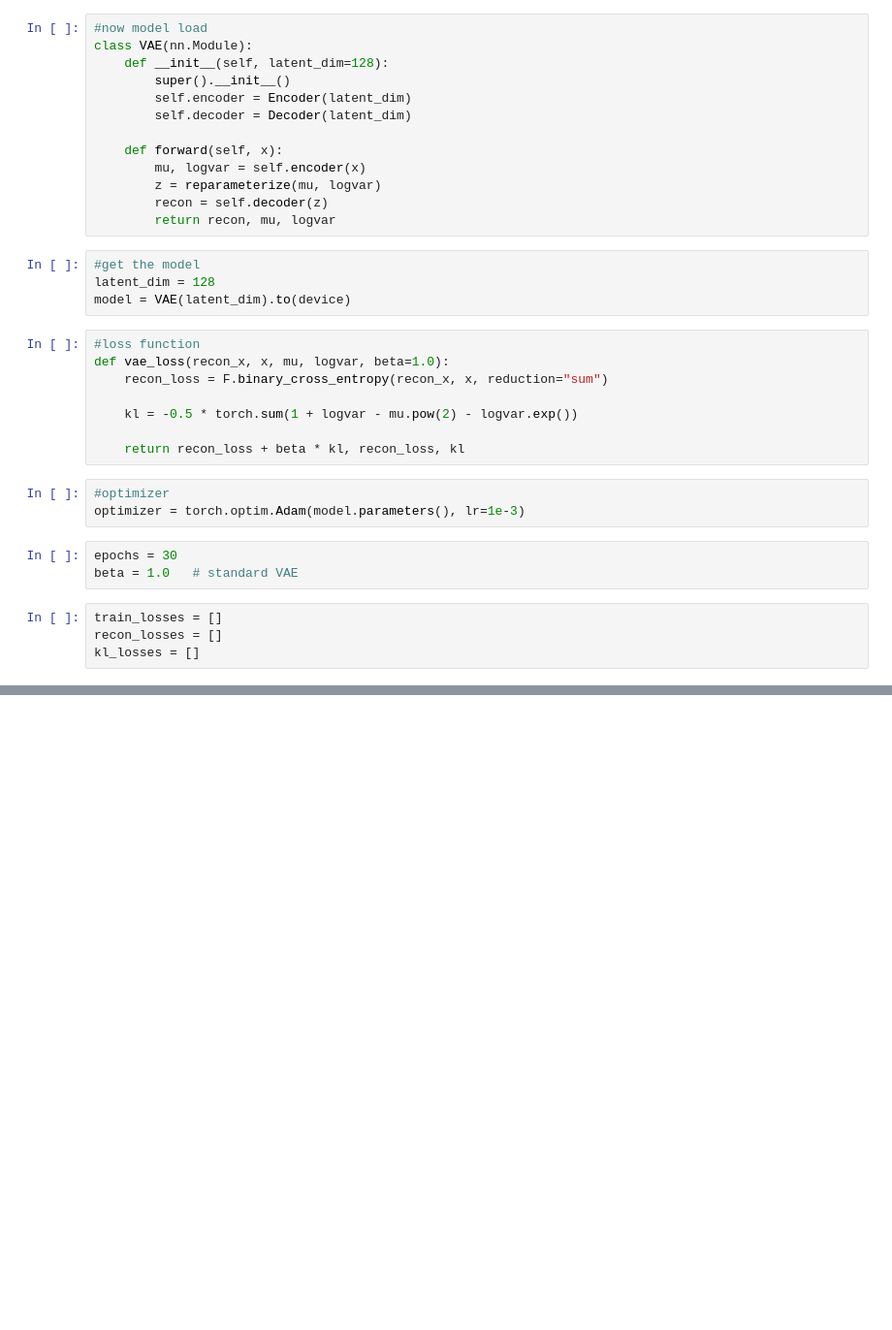
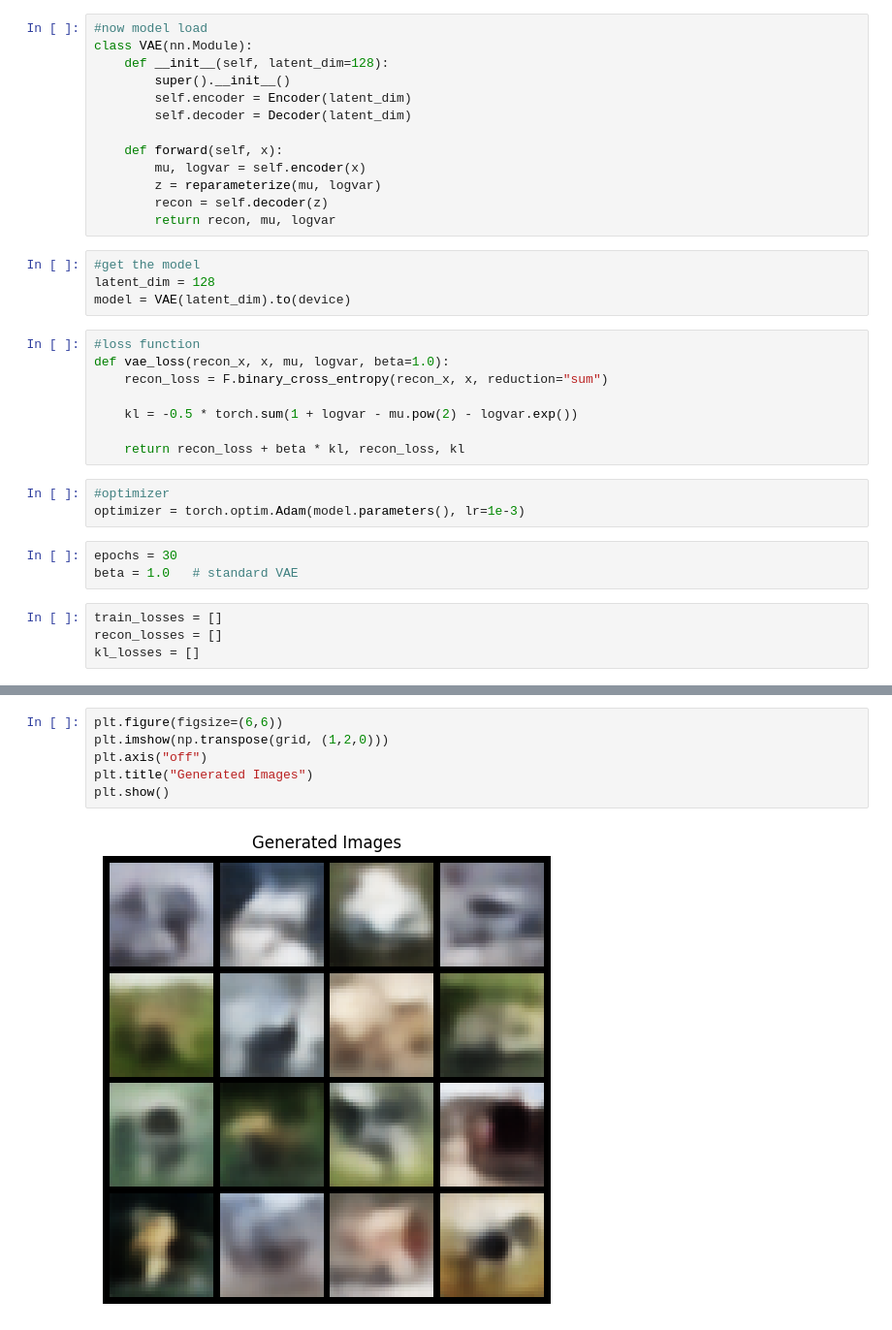
Before and after one commit to m22aie202/FM_GenAI, a Jupyter notebook: m22aie202_Assignment_1.ipynb, the cells around one changed output, grey strips where cells are left out. Shown at 97% size. Drawn from its saved outputs; the diff is of its cells as text; blank space fills up the shorter version.

```diff
--- a/m22aie202_Assignment_1.ipynb
+++ b/m22aie202_Assignment_1.ipynb
@@ -163,0 +205,8 @@ for epoch in range(epochs):
+# %%
+plt.figure(figsize=(6,6))
+plt.imshow(np.transpose(grid, (1,2,0)))
+plt.axis("off")
+plt.title("Generated Images")
+plt.show()
+# %% [output]
+[figure, added]
```
Also changed, not shown: parts of 6 cells of this notebook.
